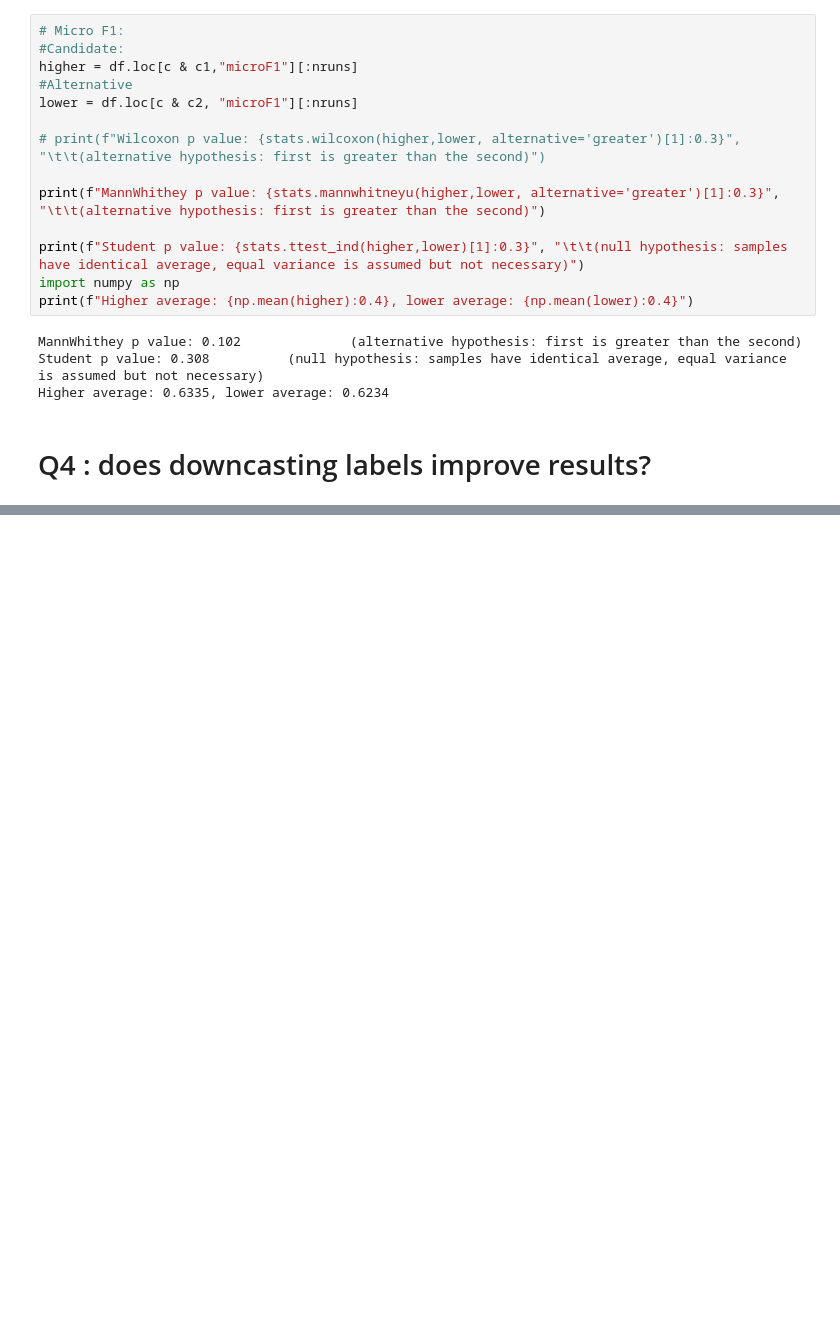
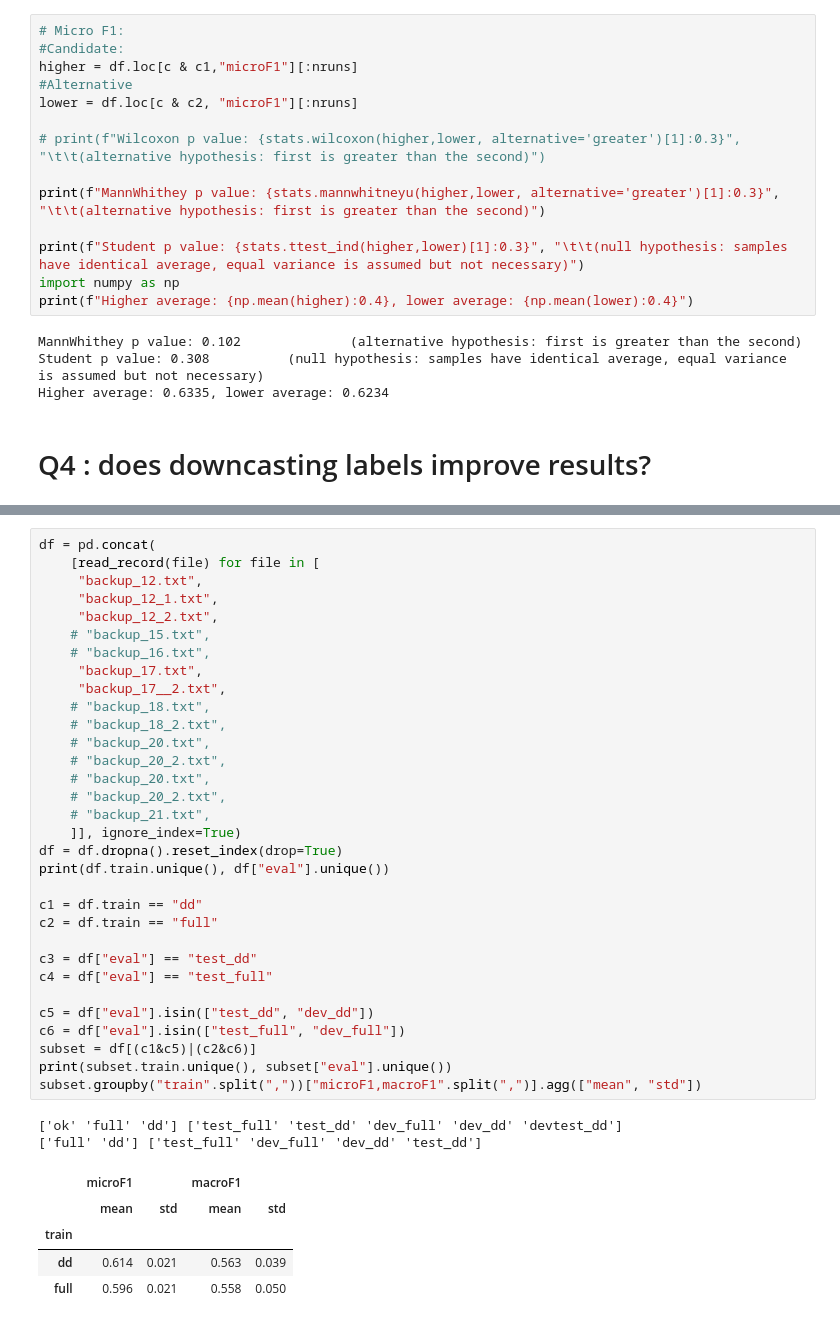
Before and after one commit to TajaKuzman/Transformers-GINCO-Experiments, a Jupyter notebook: 22_paper_plots_and_tables.ipynb, the cells around one changed output, grey strips where cells are left out. Drawn from its saved outputs; the diff is of its cells as text; blank space fills up the shorter version.

```diff
--- a/22_paper_plots_and_tables.ipynb
+++ b/22_paper_plots_and_tables.ipynb
@@ -260,0 +362,40 @@ for i in range(10):
+# %%
+df = pd.concat(
+    [read_record(file) for file in [
+     "backup_12.txt",
+     "backup_12_1.txt",
+     "backup_12_2.txt",
+    # "backup_15.txt",
+    # "backup_16.txt",
+     "backup_17.txt",
+     "backup_17__2.txt",
+    # "backup_18.txt",
+    # "backup_18_2.txt",
+    # "backup_20.txt",
+    # "backup_20_2.txt",
+    # "backup_20.txt",
+    # "backup_20_2.txt",
+    # "backup_21.txt",
+    ]], ignore_index=True)
+df = df.dropna().reset_index(drop=True)
+print(df.train.unique(), df["eval"].unique())
+
+c1 = df.train == "dd"
+c2 = df.train == "full"
+
+c3 = df["eval"] == "test_dd"
+c4 = df["eval"] == "test_full"
+
+c5 = df["eval"].isin(["test_dd", "dev_dd"])
+c6 = df["eval"].isin(["test_full", "dev_full"])
+subset = df[(c1&c5)|(c2&c6)]
+print(subset.train.unique(), subset["eval"].unique())
+subset.groupby("train".split(","))["microF1,macroF1".split(",")].agg(["mean", "std"])
+# %% [output]
+['ok' 'full' 'dd'] ['test_full' 'test_dd' 'dev_full' 'dev_dd' 'devtest_dd']
+['full' 'dd'] ['test_full' 'dev_full' 'dev_dd' 'test_dd']
+|  | microF1 |  | macroF1 |  |
+|  | mean | std | mean | std |
+| train |  |  |  |  |
+| dd | 0.614 | 0.021 | 0.563 | 0.039 |
+| full | 0.596 | 0.021 | 0.558 | 0.050 |
```
Also changed, not shown: parts of 12 cells of this notebook.
